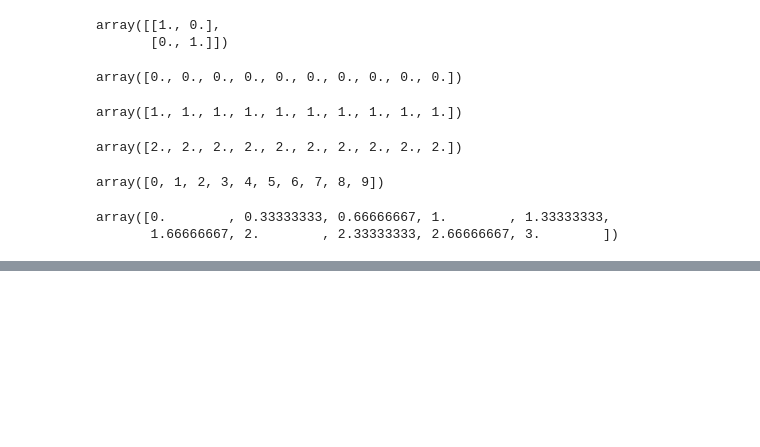
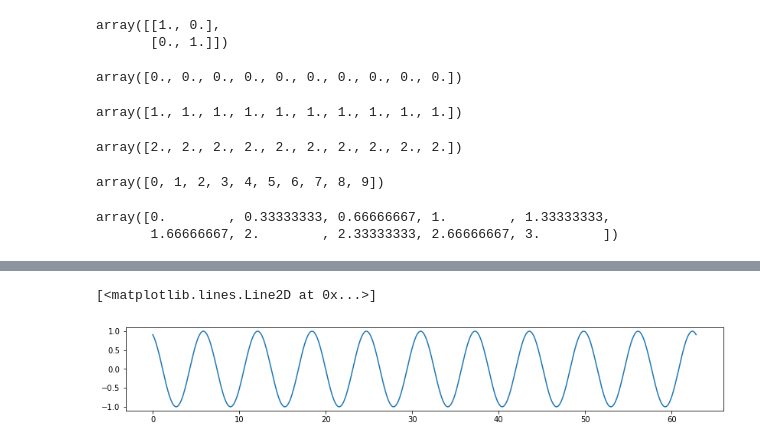
Before and after one commit to rougier/CNCC-2020, a Jupyter notebook: project/My First Notebook.ipynb, the cells around one changed output, grey strips where cells are left out. Cells and saved outputs as stored; diff of their text form; code cells hidden in the pictures; blank space fills up the shorter version.

```diff
--- a/project/My First Notebook.ipynb
+++ b/project/My First Notebook.ipynb
@@ -92,0 +111,6 @@ array([0.        , 0.33333333, 0.66666667, 1.        , 1.33333333,
+# %%
+plt.figure(figsize=(14,2))
+plt.plot(X, Y1)
+# %% [output]
+[<matplotlib.lines.Line2D at 0x...>]
+[figure, added]
```
Also changed, not shown: parts of 7 cells of this notebook.
